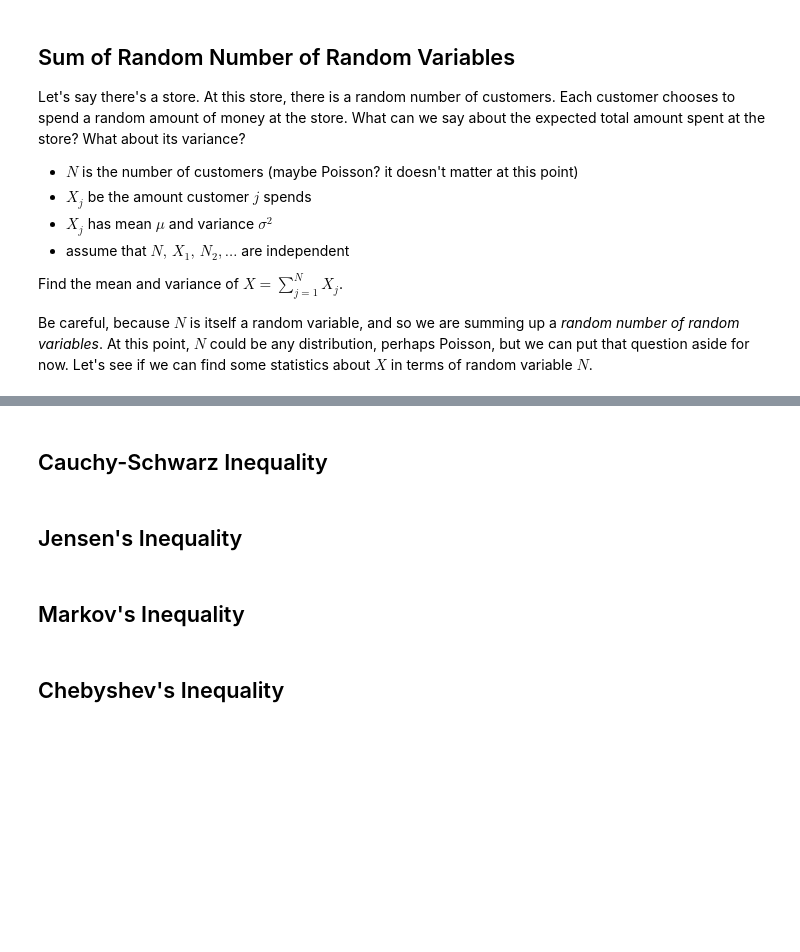
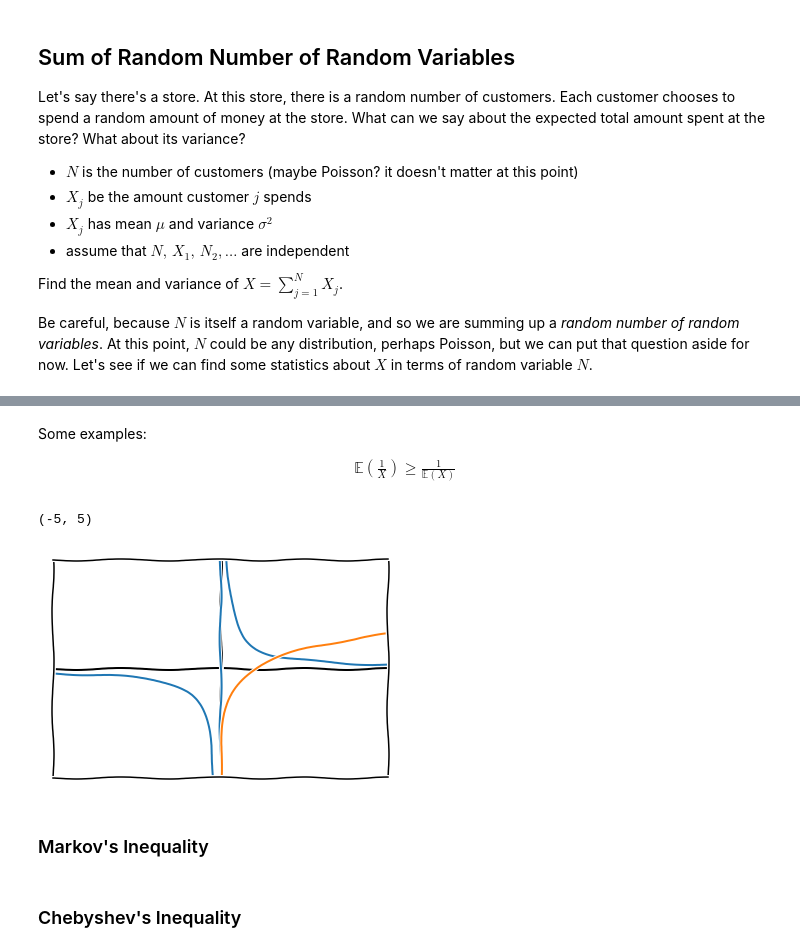
Before and after one commit to buruzaemon/stats-110, a Jupyter notebook: Lecture_28.ipynb, the cells around one changed output, grey strips where cells are left out. Cells and saved outputs as stored; diff of their text form; code cells hidden in the pictures; blank space fills up the shorter version.

```diff
--- a/Lecture_28.ipynb
+++ b/Lecture_28.ipynb
@@ -64,8 +155,29 @@ Idiot-checking that result, we confirm that
+# %% [markdown]
+Some examples:
+
+\begin{align}
+  \mathbb{E}(\frac{1}{X}) \ge \frac{1}{\mathbb{E}(X)}
+\end{align}
+# %%
+x = np.linspace(-5, 5, 1000)
+y = 1/x
+x2 = np.linspace(0.001,5,1000)
+y2 = np.log(x2)
+
+fig, ax = plt.subplots()
+ax.axhline(y=0, color='k')
+ax.axvline(x=0, color='k')
+
+ax.set_xticks([])
+ax.set_yticks([])
+
+ax.plot(x, y, x2, y2)
+ax.set_xlim([-5,5])
+ax.set_ylim([-5,5])
+# %% [output]
+(-5, 5)
+[figure, added]
 # %% [markdown]
-## Cauchy-Schwarz Inequality
+### Markov's Inequality
 # %% [markdown]
-## Jensen's Inequality
+### Chebyshev's Inequality
-# %% [markdown]
-## Markov's Inequality
-# %% [markdown]
-## Chebyshev's Inequality
```
Also changed, not shown: parts of 7 cells of this notebook.
